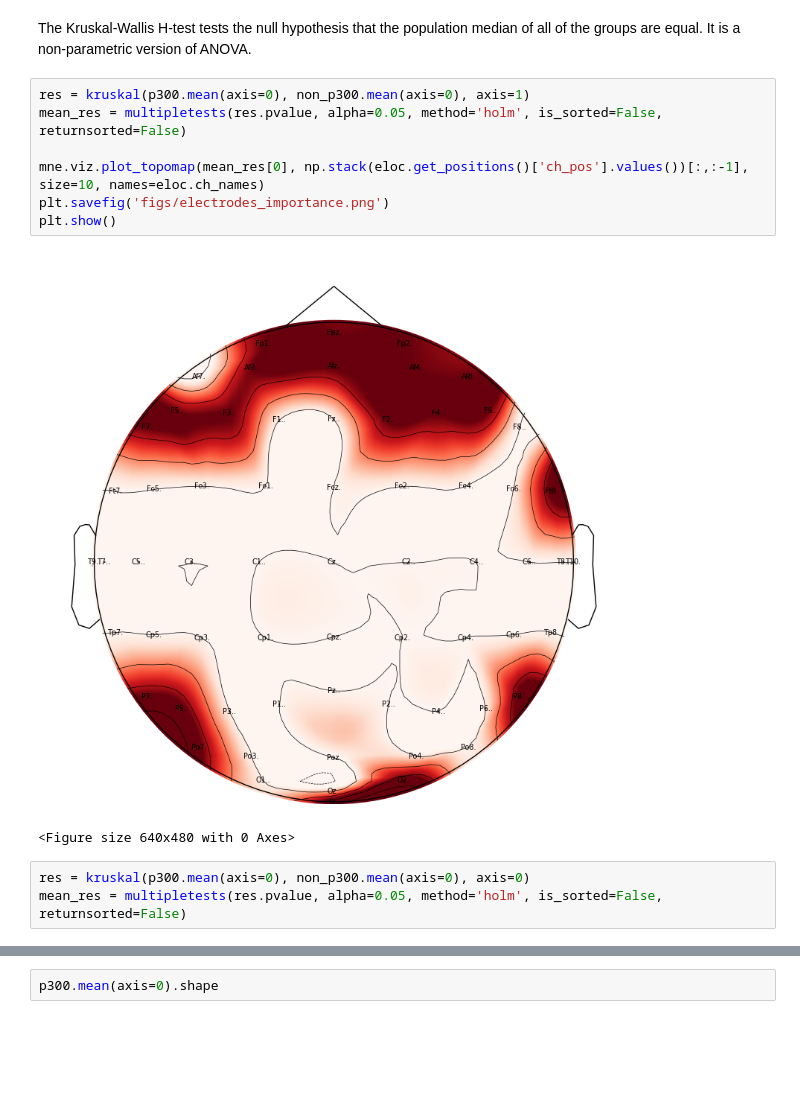
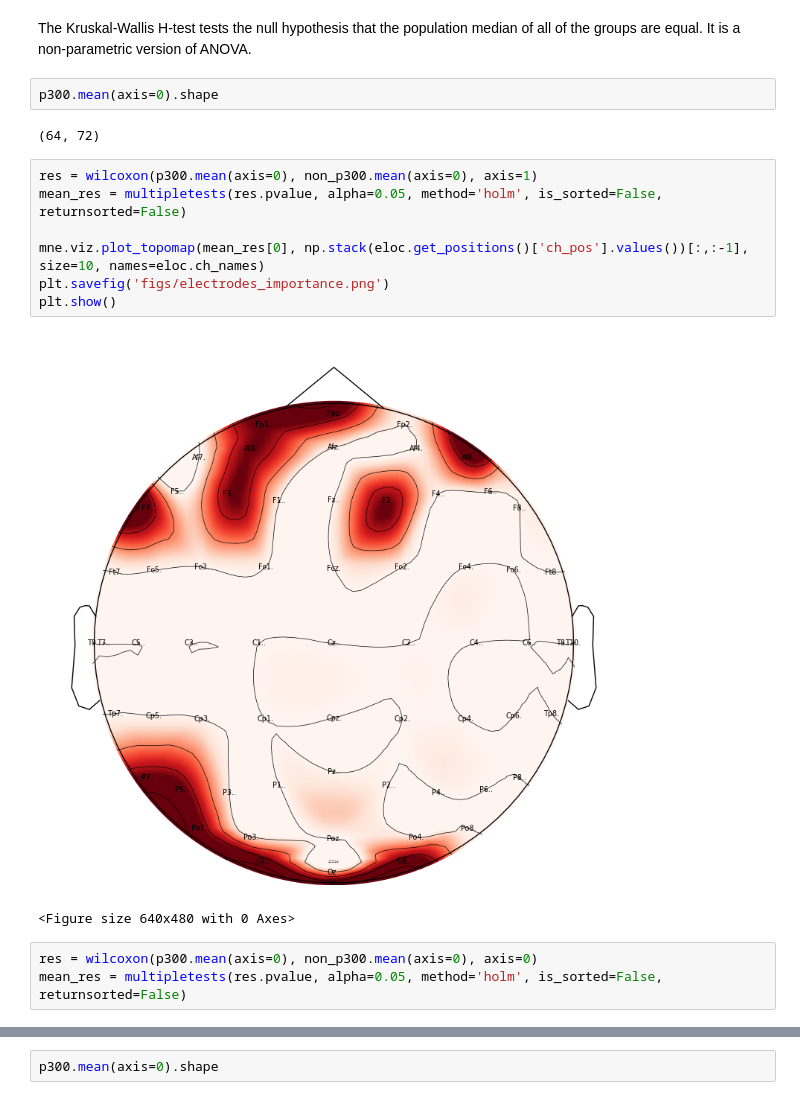
Before and after one commit to Sidl419/pattern_recognition, a Jupyter notebook: notebooks/time_series_tests.ipynb, the cells around one changed output, grey strips where cells are left out. Saved outputs shown, nothing was run; the diff lists cells and outputs as text; blank space fills up the shorter version.

```diff
--- a/notebooks/time_series_tests.ipynb
+++ b/notebooks/time_series_tests.ipynb
@@ -81,18 +78,22 @@ p300.mean(axis=0).shape
 (64, 72)
 # %% [markdown]
 The Kruskal-Wallis H-test tests the null hypothesis that the population median of all of the groups are equal. It is a non-parametric version of ANOVA.
+# %%
+p300.mean(axis=0).shape
+# %% [output]
+(64, 72)
 # %%
-res = kruskal(p300.mean(axis=0), non_p300.mean(axis=0), axis=1)
+res = wilcoxon(p300.mean(axis=0), non_p300.mean(axis=0), axis=1)
 mean_res = multipletests(res.pvalue, alpha=0.05, method='holm', is_sorted=False, returnsorted=False)
 
 mne.viz.plot_topomap(mean_res[0], np.stack(eloc.get_positions()['ch_pos'].values())[:,:-1], size=10, names=eloc.ch_names)
 plt.savefig('figs/electrodes_importance.png')
 plt.show()
 # %% [output]
-[figure, old version]
+[figure, new version]
 <Figure size 640x480 with 0 Axes>
 # %%
-res = kruskal(p300.mean(axis=0), non_p300.mean(axis=0), axis=0)
+res = wilcoxon(p300.mean(axis=0), non_p300.mean(axis=0), axis=0)
 mean_res = multipletests(res.pvalue, alpha=0.05, method='holm', is_sorted=False, returnsorted=False)
 # %%
 plt.figure(figsize=(15, 7))
```
Also changed, not shown: parts of 26 cells of this notebook, 7 other files.
